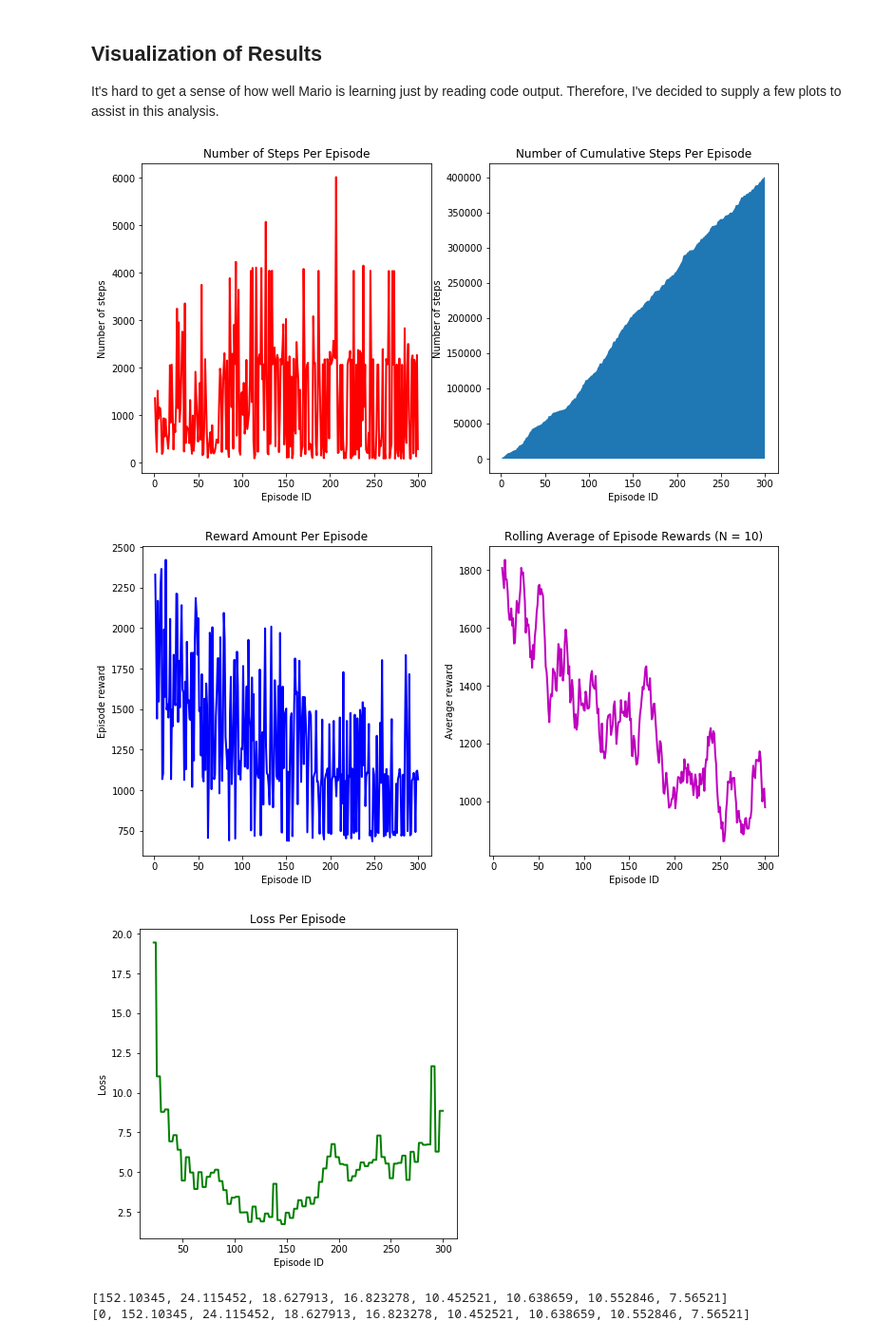
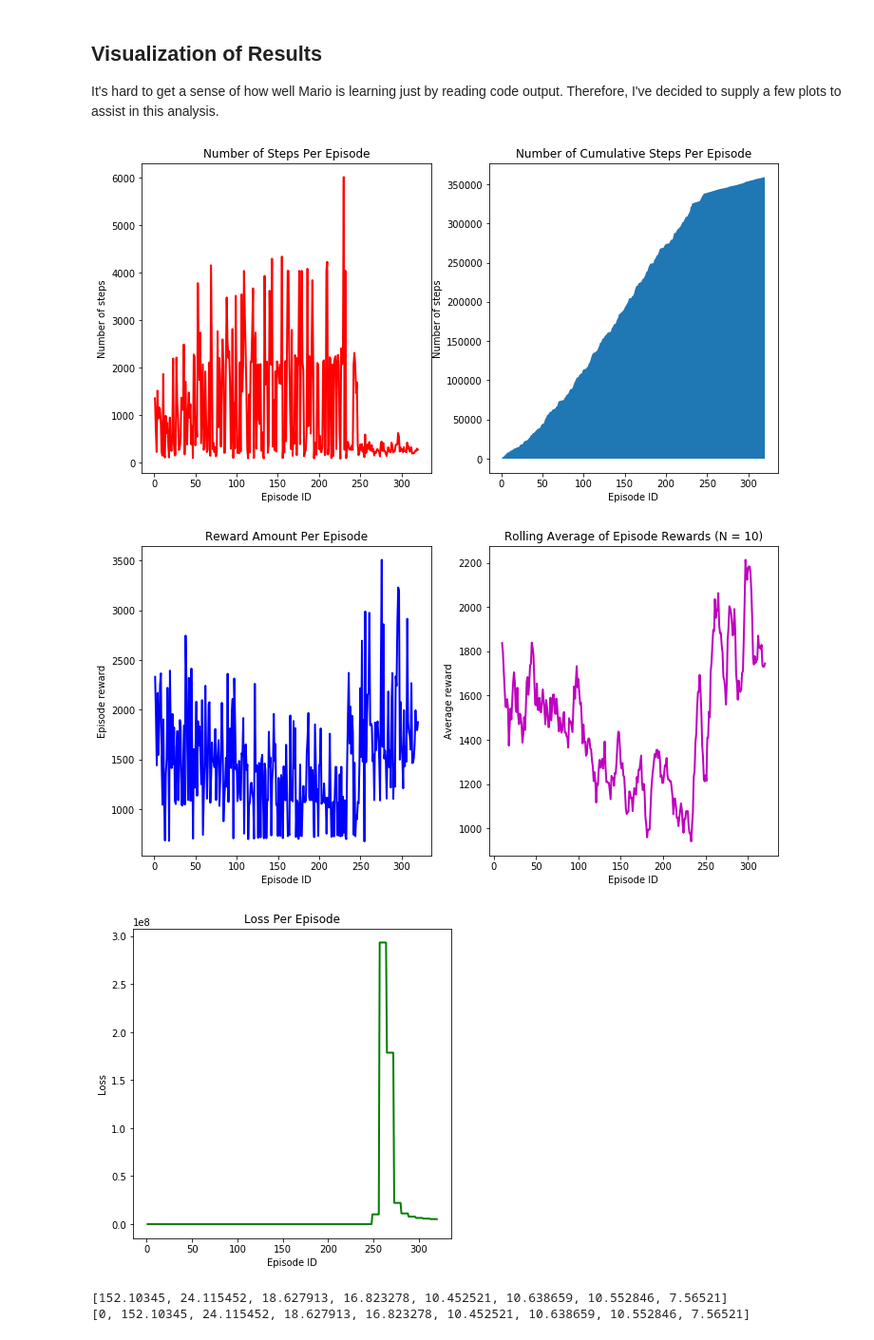
Before and after one commit to skolins3651/SuperMarioBot-AML-Project, a Jupyter notebook: SuperMarioBot_5xConv_AVstream_sk3651.ipynb, the cells around one changed output. Shown at 95% size. Saved outputs shown, nothing was run; the diff lists cells and outputs as text; code cells hidden in the pictures.

```diff
--- a/SuperMarioBot_5xConv_AVstream_sk3651.ipynb
+++ b/SuperMarioBot_5xConv_AVstream_sk3651.ipynb
@@ -285,15 +285,15 @@ class ExperienceReplay:
 As mentioned, we occasionally pull from `ExperienceReplay` to train the network. We then continue playing using the updated network after the weights have been changed. The **target network** is used to determine what the values should be based on the current state and action. In the next section, we will actually implement how training the main model is supposed to work, but first, we must initialize a host of useful parameters that will be used for training. Each line is commented with a brief description of what each variable represents.
 # %%
 # initializing useful parameters
-batch_size = 64 # number of experiences used for each training step
+batch_size = 256 # number of experiences used for each training step
 num_epochs = 20 # number of epochs to train
-update_freq = 4 # frequency of network updates
+update_freq = 8 # frequency of network updates
 y = 0.99 # discount factor
 prob_random_start = 0.9 # initial epsilon (chance of random action in epsilon-greedy policy)
 prob_random_end = 0.3 # final epsilon
-epsilon_steps = 290 # number of times epsilon decays from init -> final (should be = # of training episodes)
-num_episodes = 300 # number of episodes to train; remember that one episode = 3 lives!
-pre_train_episodes = 10 # number of episodes of random action (to build replay buffer)
+epsilon_steps = 312 # number of times epsilon decays from init -> final (should be = # of training episodes)
+num_episodes = 320 # number of episodes to train; remember that one episode = 3 lives!
+pre_train_episodes = 8 # number of episodes of random action (to build replay buffer)
 max_num_step = 50000 # maximum episode length in units of steps
 load_model = True # if True, will load a saved model
 path = "./models" # path for saved model
@@ -400,7 +400,7 @@ num_steps = [] # tracks step count per episode
 rewards = [] # tracks rewards per episode
 total_steps = 0 # tracks cumulative steps taken during training
 print_every = 1 # how often episode progress gets printed
-save_every = 10 # how often we save
+save_every = 8 # how often we save
 losses = [0] # tracks training losses
 mean_losses = [] # tracks mean losses per num_epochs (per print_every episodes)
 
@@ -527,7 +527,7 @@ while episodeID < num_episodes:
     num_steps.append(cur_step)
     rewards.append(sum_rewards)
 
-    """ Lastly, we need an indication of current progress. So, we print after every 50 (print_every) episodes... """
+    """ Lastly, we need an indication of current progress. So, we print after every print_every episodes... """
 
     if episodeID % print_every == 0:
         mean_loss = np.mean(losses[-(print_every * num_epochs):])
@@ -613,7 +607,7 @@ plt.ylabel("Number of steps")
 plt.title("Number of Cumulative Steps Per Episode")
 plt.show()
 # %% [output]
-[figure, old version]
+[figure, new version]
 # %%
 # rolling average
 s = pd.Series(rewards, index = range(1, 1 + num_episodes))
@@ -636,18 +630,18 @@ plt.ylabel("Average reward")
 plt.title("Rolling Average of Episode Rewards (N = 10)")
 plt.show()
 # %% [output]
-[figure, old version]
+[figure, new version]
 # %%
 # plot of losses per episode
 fig = plt.figure(figsize = (6, 6))
 fig.add_subplot(1, 1, 1)
-plt.plot(x[21:], mean_losses[21:], color = "g", linewidth = 2)
+plt.plot(x, mean_losses, color = "g", linewidth = 2)
 plt.xlabel("Episode ID")
 plt.ylabel("Loss")
 plt.title("Loss Per Episode")
 plt.show()
 # %% [output]
-[figure, old version]
+[figure, new version]
 # %%
 # YOU DON'T NEED TO RUN THIS CODE, I JUST INCLUDED IT FOR POSTERITY REASONS
 # rolling mean losses for first trial, because I ran that trial before I saved the mean losses to a vector
```
Also changed, not shown: parts of 3 cells of this notebook.
